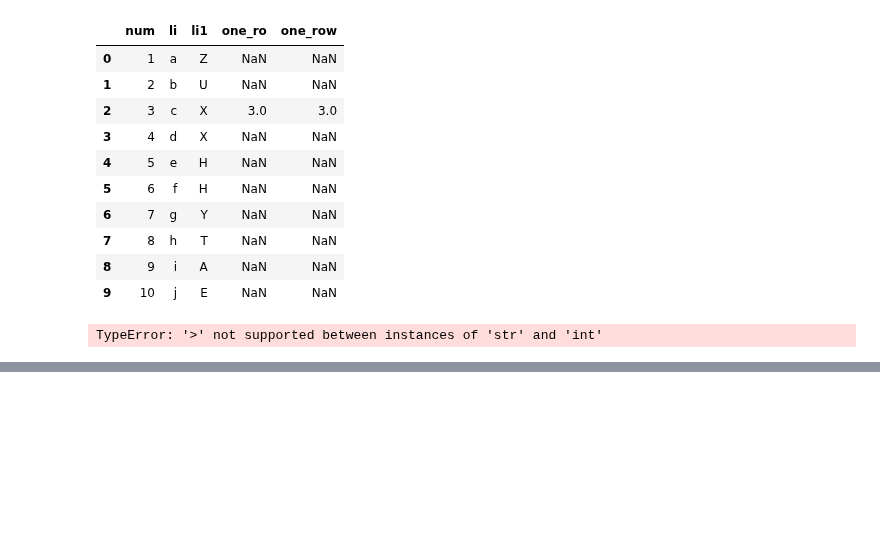
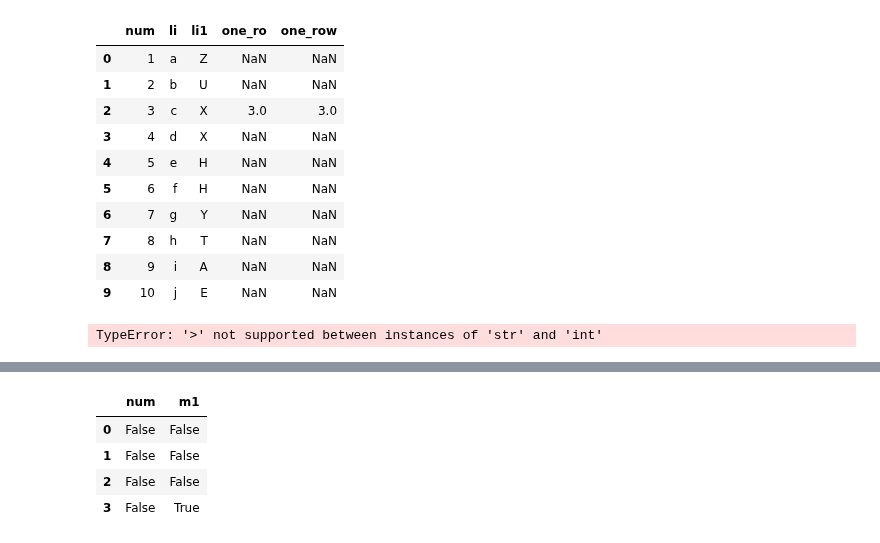
Before and after one commit to ramnagella/Demo, a Jupyter notebook: DA_Day7.ipynb, the cells around one changed output, grey strips where cells are left out. Saved outputs shown, nothing was run; the diff lists cells and outputs as text; code cells hidden in the pictures; blank space fills up the shorter version.

```diff
--- a/DA_Day7.ipynb
+++ b/DA_Day7.ipynb
@@ -404,0 +417,8 @@ TypeError: '>' not supported between instances of 'str' and 'int'
+# %%
+df2>30
+# %% [output]
+|  | num | m1 |
+| 0 | False | False |
+| 1 | False | False |
+| 2 | False | False |
+| 3 | False | True |
```
Also changed, not shown: parts of 7 cells of this notebook.
